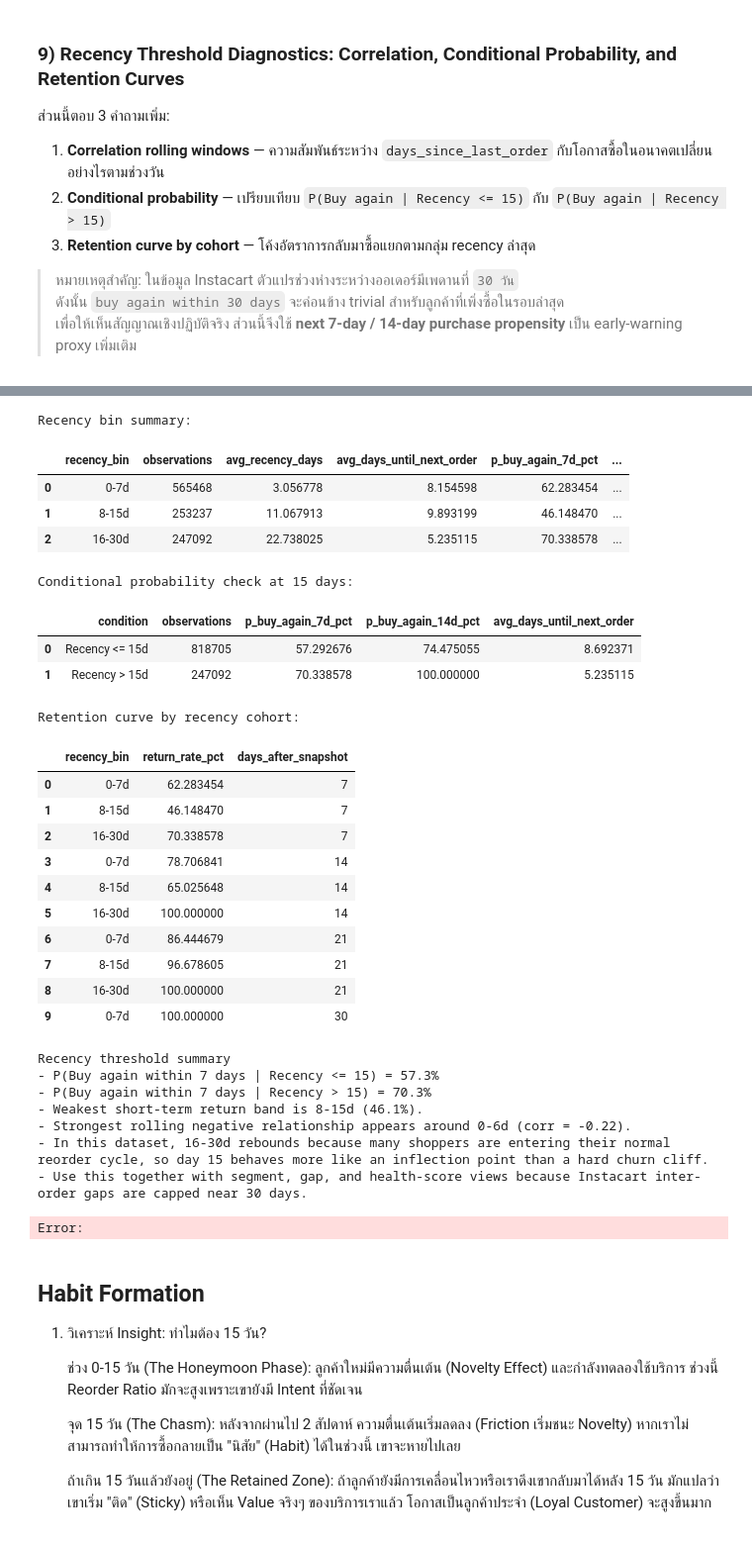
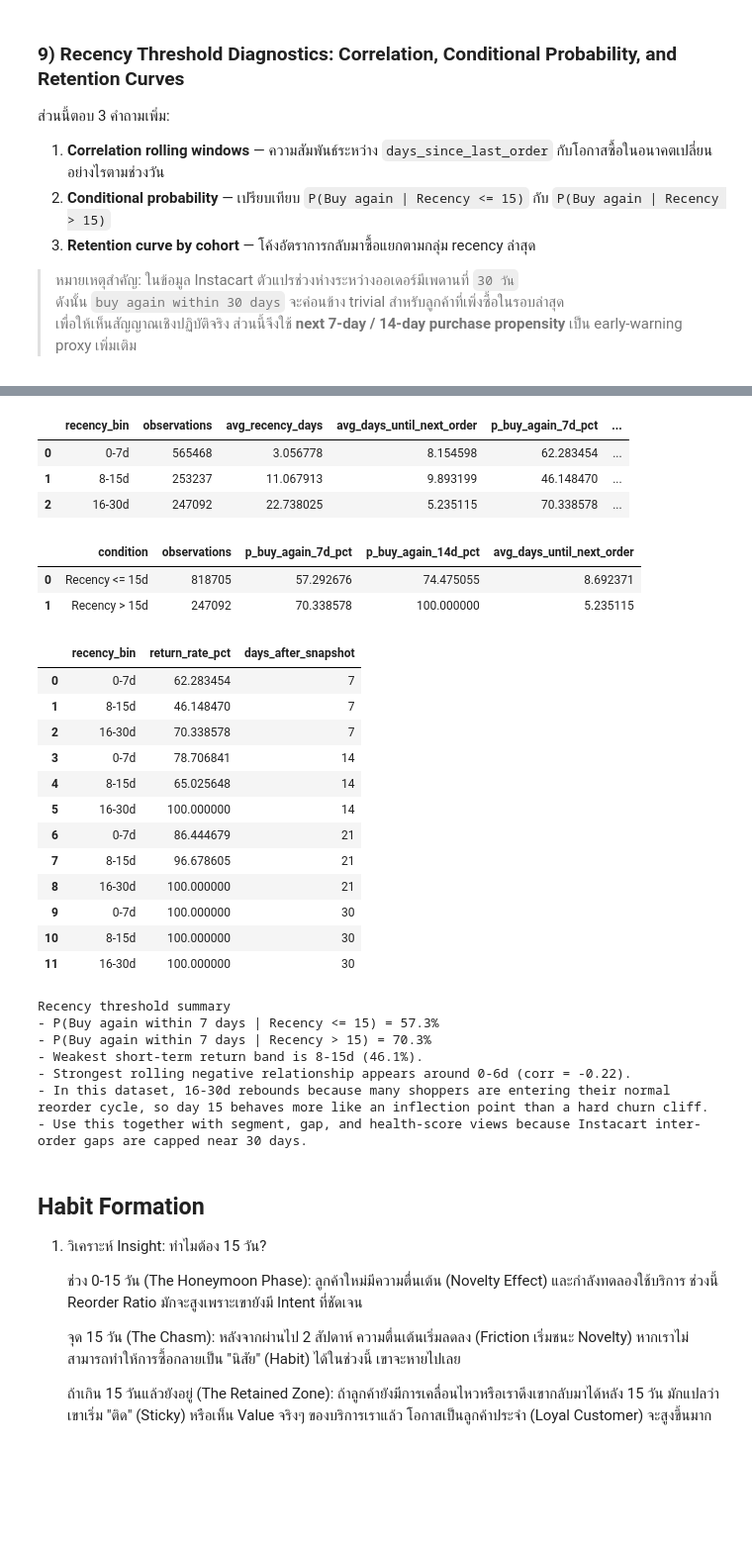
Before and after one commit to ppts2545/Instacart-Market-Basket-Analysis, a Jupyter notebook: notebooks/02_Exploratory_Data_Analysis/02c_customer_trends_diagnostics.ipynb, the cells around one changed output, grey strips where cells are left out. Shown at 99% size. Cells and saved outputs as stored; diff of their text form; code cells hidden in the pictures; blank space fills up the shorter version.

```diff
--- a/notebooks/02_Exploratory_Data_Analysis/02c_customer_trends_diagnostics.ipynb
+++ b/notebooks/02_Exploratory_Data_Analysis/02c_customer_trends_diagnostics.ipynb
@@ -1717,11 +1910,17 @@ axes[1, 1].set_xticks(CURVE_HORIZONS)
 plt.tight_layout()
 plt.show()
 
-show_df(recency_bin_summary, title="Recency bin summary:")
-show_df(conditional_probability, title="Conditional probability check at 15 days:")
-show_df(
+display(
+    recency_bin_summary,
+    title="Recency bin summary:"
+)
+display(
+    conditional_probability,
+    title="Conditional probability check at 15 days:"
+)
+display(
     retention_curve_by_recency,
-    title="Retention curve by recency cohort:",
+    title="Retention curve by recency cohort:"
 )
 
 le_15 = conditional_probability.loc[0, "p_buy_again_7d_pct"]
@@ -1744,62 +1943,60 @@ else:
     lowest_corr_label = lowest_corr_window["window_label"]
     lowest_corr_value = lowest_corr_window["corr_recency_vs_buy_7d"]
 
 print("Recency threshold summary")
 print(
     f"- P(Buy again within 7 days | Recency <= {RECENCY_ACTION_THRESHOLD}) = {le_15:.1f}%"
 )
 print(
     f"- P(Buy again within 7 days | Recency > {RECENCY_ACTION_THRESHOLD}) = {gt_15:.1f}%"
 )
 print(
     f"- Weakest short-term return band is {weakest_bin} "
     f"({recency_bin_summary.loc[recency_bin_summary['recency_bin'] == weakest_bin, 'p_buy_again_7d_pct'].iloc[0]:.1f}%)."
 )
 if pd.notna(lowest_corr_value):
     print(
         f"- Strongest rolling negative relationship appears around {lowest_corr_label} "
         f"(corr = {lowest_corr_value:.2f})."
     )
 else:
     print("- Rolling correlation is unavailable in some windows because the outcome has little variation.")
 print(
     f"- In this dataset, {strongest_bin} rebounds because many shoppers are entering their normal reorder cycle, "
     "so day 15 behaves more like an inflection point than a hard churn cliff."
 )
 print(
     "- Use this together with segment, gap, and health-score views because Instacart inter-order gaps are capped near 30 days."
 )
 # %% [output]
 [figure]
+|  | recency_bin | observations | avg_recency_days | avg_days_until_next_order | p_buy_again_7d_pct | ... |
+| 0 | 0-7d | 565468 | 3.056778 | 8.154598 | 62.283454 | ... |
+| 1 | 8-15d | 253237 | 11.067913 | 9.893199 | 46.148470 | ... |
+| 2 | 16-30d | 247092 | 22.738025 | 5.235115 | 70.338578 | ... |
+|  | condition | observations | p_buy_again_7d_pct | p_buy_again_14d_pct | avg_days_until_next_order |
+| 0 | Recency <= 15d | 818705 | 57.292676 | 74.475055 | 8.692371 |
+| 1 | Recency > 15d | 247092 | 70.338578 | 100.000000 | 5.235115 |
+|  | recency_bin | return_rate_pct | days_after_snapshot |
+| 0 | 0-7d | 62.283454 | 7 |
+| 1 | 8-15d | 46.148470 | 7 |
+| 2 | 16-30d | 70.338578 | 7 |
+| 3 | 0-7d | 78.706841 | 14 |
+| 4 | 8-15d | 65.025648 | 14 |
+| 5 | 16-30d | 100.000000 | 14 |
+| 6 | 0-7d | 86.444679 | 21 |
+| 7 | 8-15d | 96.678605 | 21 |
+| 8 | 16-30d | 100.000000 | 21 |
+| 9 | 0-7d | 100.000000 | 30 |
+| 10 | 8-15d | 100.000000 | 30 |
+| 11 | 16-30d | 100.000000 | 30 |
-Recency bin summary:
+Recency threshold summary
+- P(Buy again within 7 days | Recency <= 15) = 57.3%
+- P(Buy again within 7 days | Recency > 15) = 70.3%
+- Weakest short-term return band is 8-15d (46.1%).
+- Strongest rolling negative relationship appears around 0-6d (corr = -0.22).
+- In this dataset, 16-30d rebounds because many shoppers are entering their normal reorder cycle, so day 15 behaves more like an inflection point than a hard churn cliff.
+- Use this together with segment, gap, and health-score views because Instacart inter-order gaps are capped near 30 days.
-|  | recency_bin | observations | avg_recency_days | avg_days_until_next_order | p_buy_again_7d_pct | ... |
-| 0 | 0-7d | 565468 | 3.056778 | 8.154598 | 62.283454 | ... |
-| 1 | 8-15d | 253237 | 11.067913 | 9.893199 | 46.148470 | ... |
-| 2 | 16-30d | 247092 | 22.738025 | 5.235115 | 70.338578 | ... |
-Conditional probability check at 15 days:
-|  | condition | observations | p_buy_again_7d_pct | p_buy_again_14d_pct | avg_days_until_next_order |
-| 0 | Recency <= 15d | 818705 | 57.292676 | 74.475055 | 8.692371 |
-| 1 | Recency > 15d | 247092 | 70.338578 | 100.000000 | 5.235115 |
-Retention curve by recency cohort:
-|  | recency_bin | return_rate_pct | days_after_snapshot |
-| 0 | 0-7d | 62.283454 | 7 |
-| 1 | 8-15d | 46.148470 | 7 |
-| 2 | 16-30d | 70.338578 | 7 |
-| 3 | 0-7d | 78.706841 | 14 |
-| 4 | 8-15d | 65.025648 | 14 |
-| 5 | 16-30d | 100.000000 | 14 |
-| 6 | 0-7d | 86.444679 | 21 |
-| 7 | 8-15d | 96.678605 | 21 |
-| 8 | 16-30d | 100.000000 | 21 |
-| 9 | 0-7d | 100.000000 | 30 |
-Recency threshold summary
-- P(Buy again within 7 days | Recency <= 15) = 57.3%
-- P(Buy again within 7 days | Recency > 15) = 70.3%
-- Weakest short-term return band is 8-15d (46.1%).
-- Strongest rolling negative relationship appears around 0-6d (corr = -0.22).
-- In this dataset, 16-30d rebounds because many shoppers are entering their normal reorder cycle, so day 15 behaves more like an inflection point than a hard churn cliff.
-- Use this together with segment, gap, and health-score views because Instacart inter-order gaps are capped near 30 days.
-Error:
 # %% [markdown]
 ## Habit Formation
 1. วิเคราะห์ Insight: ทำไมต้อง 15 วัน?
```
Also changed, not shown: parts of 10 cells of this notebook, 2 other files.
